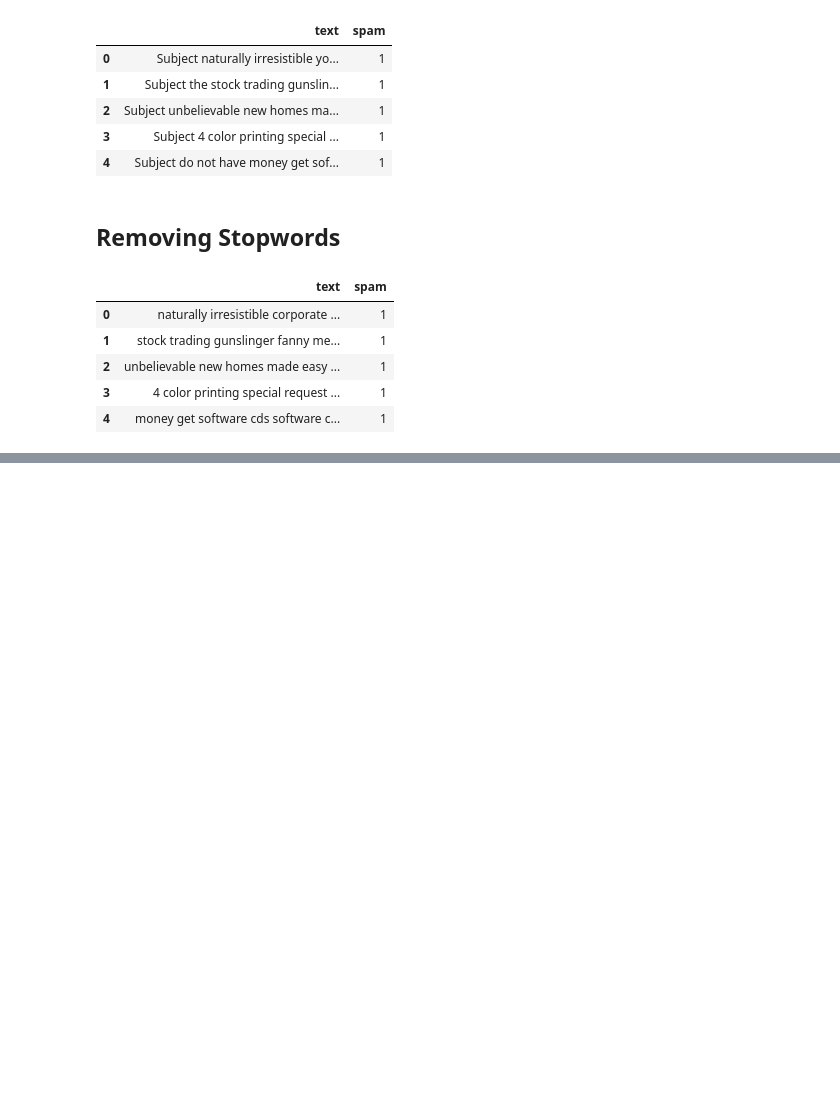
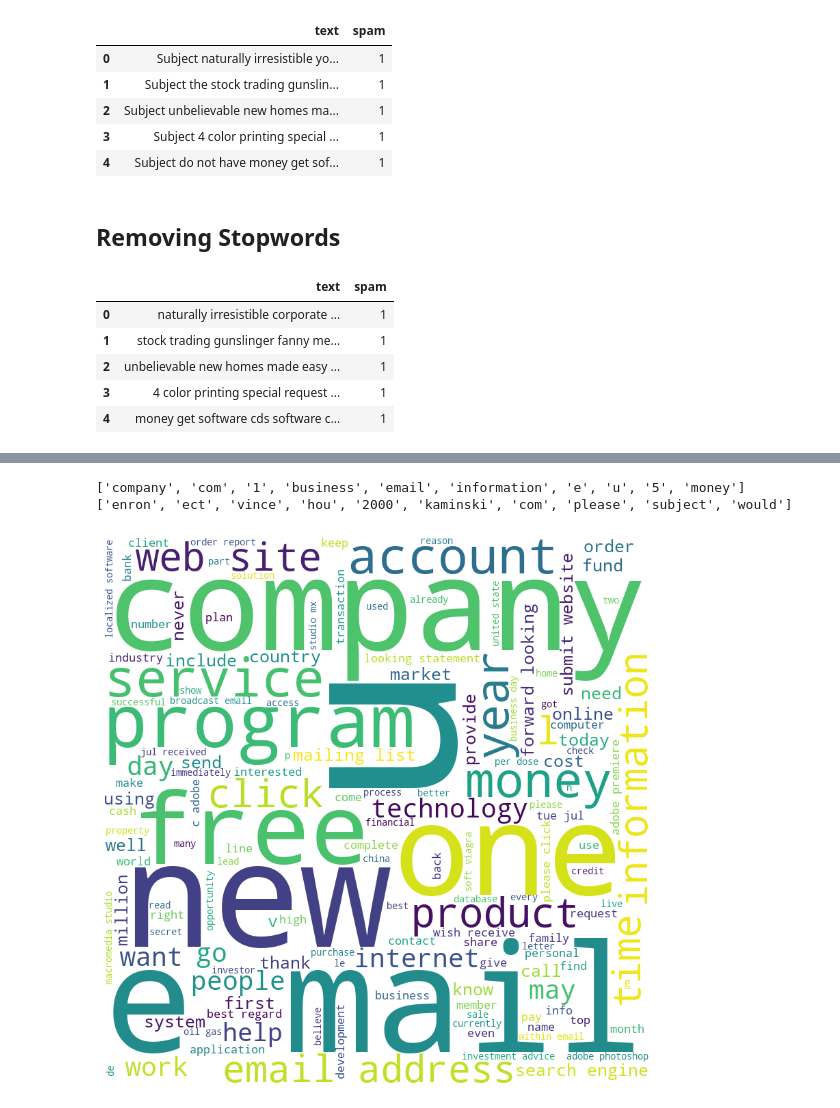
Before and after one commit to AShap03/NLP, a Jupyter notebook: nlp.ipynb, the cells around one changed output, grey strips where cells are left out. Drawn from its saved outputs; the diff is of its cells as text; code cells hidden in the pictures; blank space fills up the shorter version.

Commit message:
Preprocessing data in dataset

```diff
--- a/nlp.ipynb
+++ b/nlp.ipynb
@@ -84,0 +91,6 @@ dataset.head()
+# %%
+def tokenize(text):
+    split=regex.split("\W+",text)
+    return split
+dataset['text']=dataset['text'].apply(lambda x: tokenize(x.lower()))
+dataset.head()
@@ -84,0 +106,9 @@ dataset.head()
+# %%
+nltk.download('wordnet')
+
+lemmatizer = WordNetLemmatizer()
+def lemmatize_words(text):
+    return " ".join([lemmatizer.lemmatize(word) for word in text])
+
+dataset['text'] = dataset["text"].apply(lambda text: lemmatize_words(text))
+dataset.head()
@@ -84,0 +125,4 @@ dataset.head()
+# %%
+# Splitting the data according to spam and non-spam
+spam = " ".join(dataset[dataset['spam'] == 1]['text'].tolist())
+non_spam = " ".join(dataset[dataset['spam'] == 0]['text'].tolist())
@@ -84,0 +138,29 @@ dataset.head()
+# %%
+top_10_spam = return_top_words(spam,10)
+top_10_non_spam = return_top_words(non_spam,10)
+print(top_10_spam)
+print(top_10_non_spam)
+# %% [output]
+['company', 'com', '1', 'business', 'email', 'information', 'e', 'u', '5', 'money']
+['enron', 'ect', 'vince', 'hou', '2000', 'kaminski', 'com', 'please', 'subject', 'would']
+# %%
+stopwords = set(STOPWORDS)
+
+for val in dataset.text:
+    val = str(val)
+    tokens = val.split()
+    for i in range(len(tokens)):
+        tokens[i] = tokens[i].lower()
+
+wordcloud = WordCloud(width = 800, height = 800,
+                background_color ='white',
+                stopwords = stopwords,
+                min_font_size = 10).generate(spam)
+# %%
+plt.figure(figsize = (8, 8), facecolor = None)
+plt.imshow(wordcloud)
+plt.axis("off")
+plt.tight_layout(pad = 0)
+plt.show()
+# %% [output]
+[figure, added]
```
Also changed, not shown: parts of 10 cells of this notebook.
